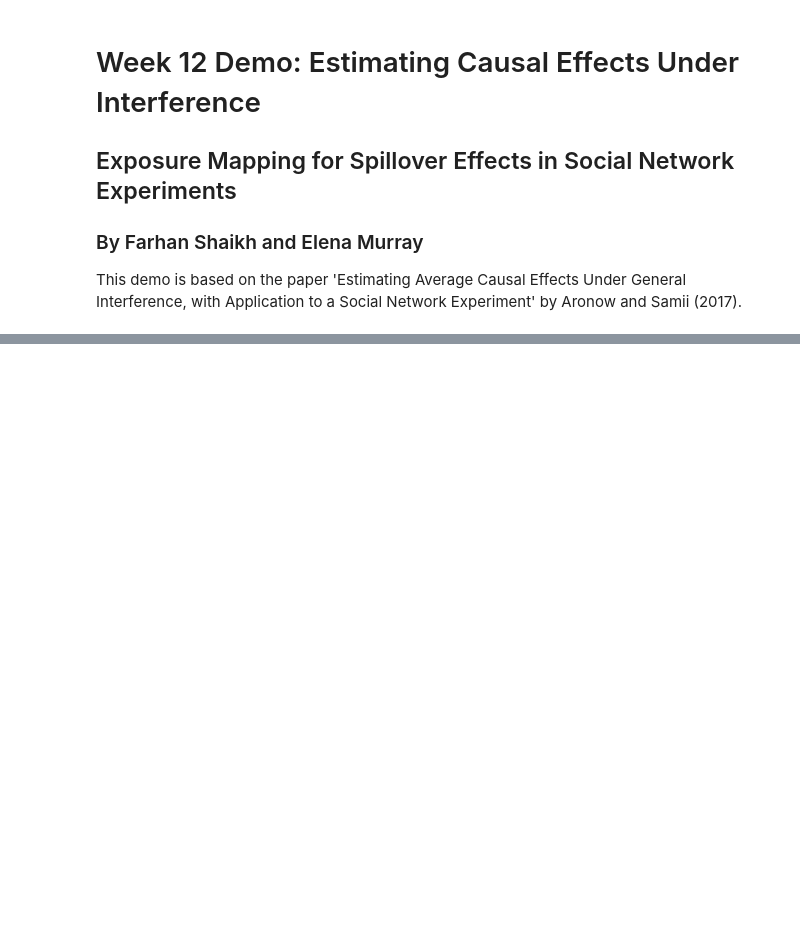
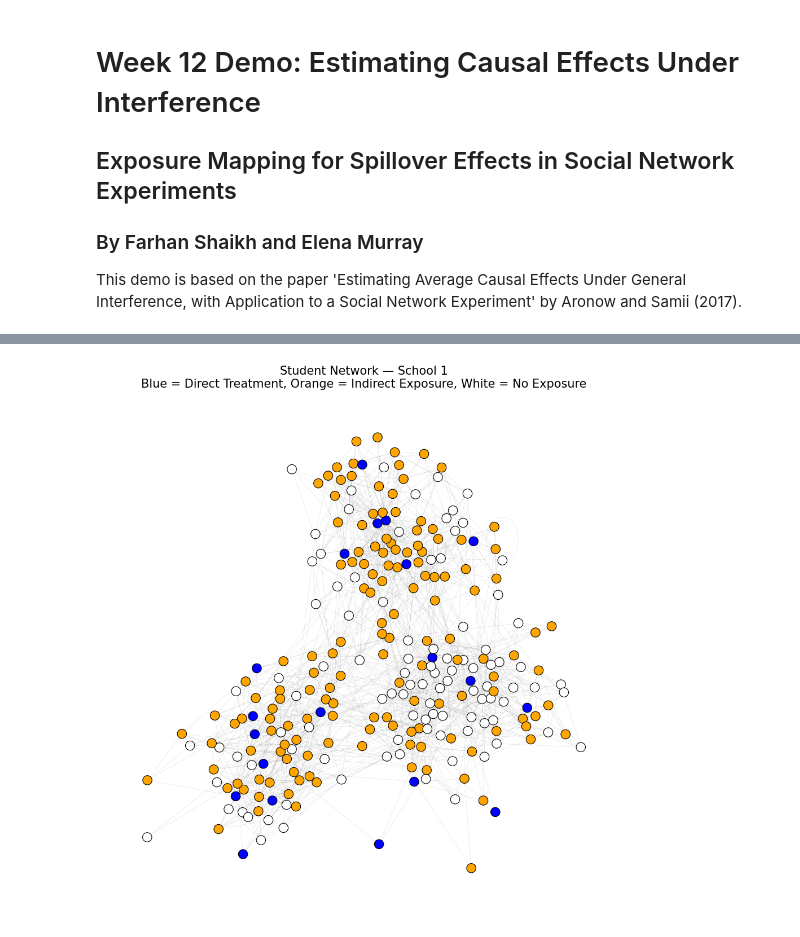
Before and after one commit to causalml-fall25/demonstration-farhan-elena, a Jupyter notebook: Demo_Notebook.ipynb, the cells around one changed output, grey strips where cells are left out. Drawn from its saved outputs; the diff is of its cells as text; code cells hidden in the pictures; blank space fills up the shorter version.

```diff
--- a/Demo_Notebook.ipynb
+++ b/Demo_Notebook.ipynb
@@ -176,0 +224,90 @@ ADD: Brief text for a conclusion with main takeaways.
+# %%
+# Create TREAT_num
+df_sub["TREAT_num"] = (
+    df_sub["TREAT"]
+        .astype(str)
+        .str.extract(r"(\d+)")
+        .astype(float)
+)
+df_sub["TREAT_num"] = df_sub["TREAT_num"].fillna(0).astype(int)
+
+# ------------------------------------------------------------
+# 1. Pick one school to visualize
+# ------------------------------------------------------------
+one_school = df_sub["SCHID"].unique()[0]
+school_uids = set(df_sub.loc[df_sub["SCHID"] == one_school, "UID"])
+
+# ------------------------------------------------------------
+# 2. Build undirected graph for that school
+# ------------------------------------------------------------
+G_school = nx.Graph()
+G_school.add_nodes_from(school_uids)
+
+for ego_uid in school_uids:
+    if ego_uid in adj_directed:
+        for friend_uid in adj_directed[ego_uid]:
+            if friend_uid in school_uids:
+                G_school.add_edge(ego_uid, friend_uid)
+
+# Largest connected component
+G_lcc = G_school.subgraph(
+    max(nx.connected_components(G_school), key=len)
+).copy()
+
+# ------------------------------------------------------------
+# 3. Observed treatment vector
+# ------------------------------------------------------------
+Z_obs_series = (df_sub.set_index("UID")["TREAT_num"] == 1).astype(int)
+
+# ------------------------------------------------------------
+# 4. Identify INDIRECT exposure (has ≥1 treated neighbour)
+# ------------------------------------------------------------
+indirect_exposed = set()
+
+for uid in G_lcc.nodes():
+    neighbors = list(G_lcc.neighbors(uid))
+    # If any neighbor is treated, and this student is not treated
+    if Z_obs_series.loc[uid] == 0:
+        if any(Z_obs_series.loc[n] == 1 for n in neighbors):
+            indirect_exposed.add(uid)
+
+# ------------------------------------------------------------
+# 5. Build node color vector
+# ------------------------------------------------------------
+node_colors = []
+for uid in G_lcc.nodes():
+    if Z_obs_series.loc[uid] == 1:
+        node_colors.append("blue")       # directly treated
+    elif uid in indirect_exposed:
+        node_colors.append("orange")     # indirect exposure
+    else:
+        node_colors.append("white")      # no exposure
+
+# ------------------------------------------------------------
+# 6. Draw the network
+# ------------------------------------------------------------
+plt.figure(figsize=(12,12))
+pos = nx.spring_layout(G_lcc, seed=42, k=0.20, iterations=200)
+
+nx.draw_networkx_edges(
+    G_lcc, pos,
+    width=0.4, alpha=0.25, edge_color="gray"
+)
+
+nx.draw_networkx_nodes(
+    G_lcc, pos,
+    node_size=140,
+    node_color=node_colors,
+    edgecolors="black",
+    linewidths=0.8
+)
+
+plt.title(
+    f"Student Network — School {one_school}\n"
+    "Blue = Direct Treatment, Orange = Indirect Exposure, White = No Exposure",
+    fontsize=15
+)
+plt.axis("off")
+plt.show()
+# %% [output]
+[figure, added]
```
Also changed, not shown: parts of 42 cells of this notebook, 1 other file.
